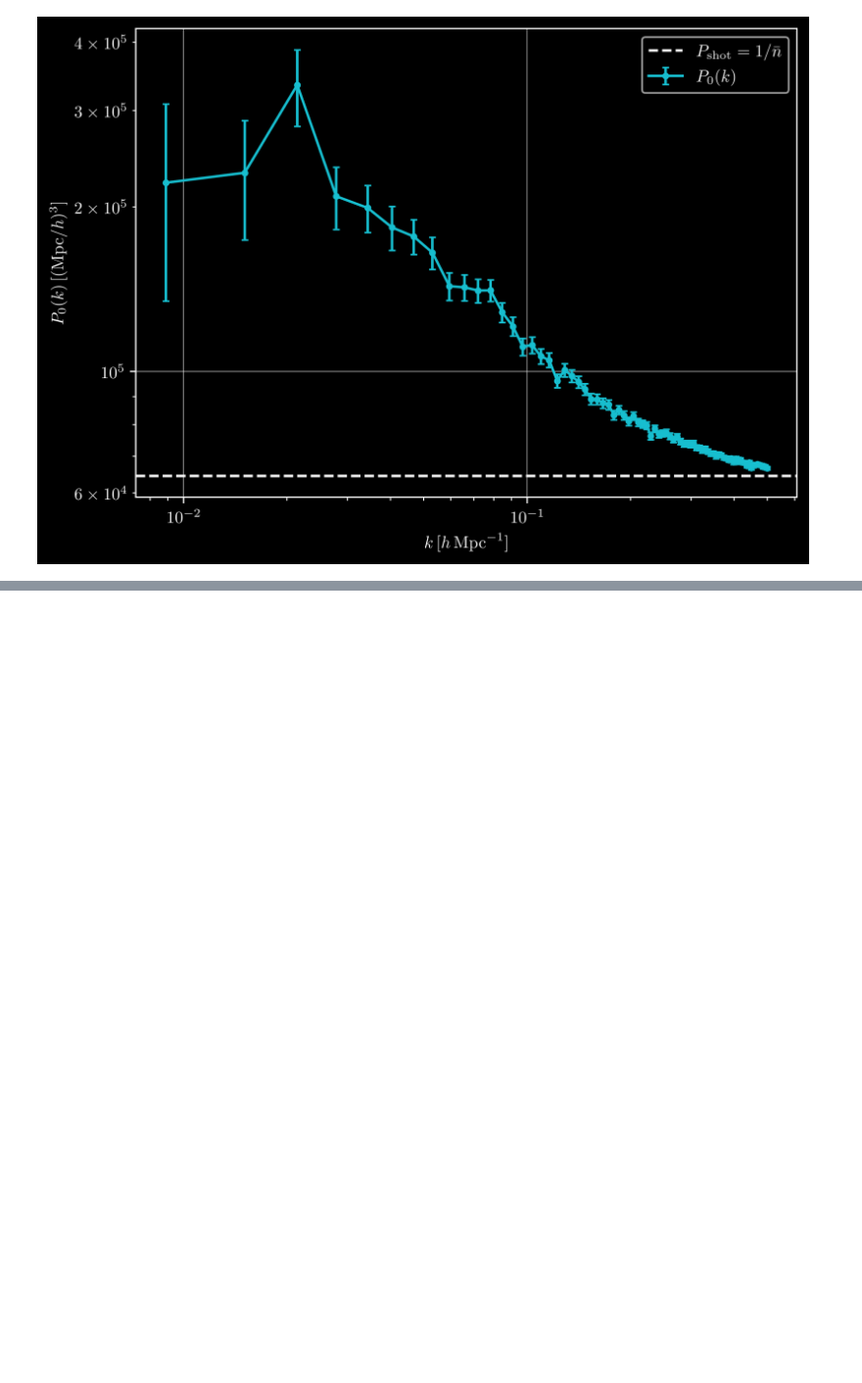
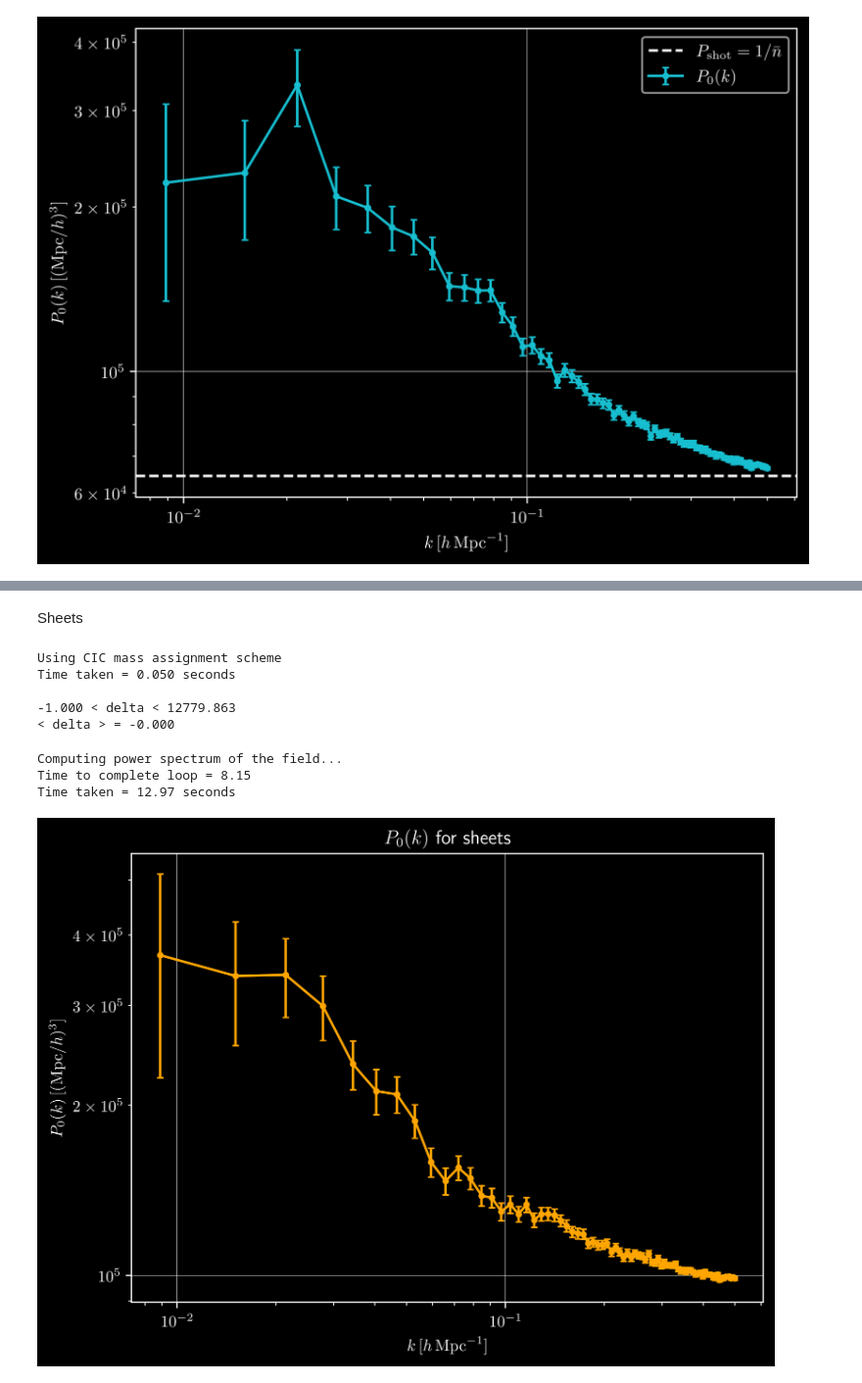
Before and after one commit to ValeriaTorresG/quijotes-astra, a Jupyter notebook: power_spec.ipynb, the cells around one changed output, grey strips where cells are left out. Shown at 98% size. Drawn from its saved outputs; the diff is of its cells as text; code cells hidden in the pictures; blank space fills up the shorter version.

```diff
--- a/power_spec.ipynb
+++ b/power_spec.ipynb
@@ -233,0 +322,2 @@ tab_final['environment_probability'] = prob_matrix[np.arange(len(tab_final)),
+# %% [markdown]
+Sheets
@@ -233,0 +327,54 @@ tab_final['environment_probability'] = prob_matrix[np.arange(len(tab_final)),
+# %%
+grid = 512
+MAS = 'CIC'
+verbose = True
+
+axis = 0
+threads = 1
+BoxSize = 1000.0
+# %%
+delta = np.zeros((grid,grid,grid), dtype=np.float32)
+MASL.MA(pos, delta, BoxSize, MAS, verbose=verbose)
+delta /= np.mean(delta, dtype=np.float64);  delta -= 1.0
+
+print('%.3f < delta < %.3f'%(np.min(delta), np.max(delta)))
+print('< delta > = %.3f'%np.mean(delta))
+# %% [output]
+Using CIC mass assignment scheme
+Time taken = 0.050 seconds
+
+-1.000 < delta < 12779.863
+< delta > = -0.000
+# %%
+Pk = PKL.Pk(delta, BoxSize, axis, MAS, threads, verbose)
+
+k = Pk.k3D
+Pk0 = Pk.Pk[:,0]
+Pkphase = Pk.Pkphase
+Nmodes = Pk.Nmodes3D
+# %% [output]
+Computing power spectrum of the field...
+Time to complete loop = 8.15
+Time taken = 12.97 seconds
+# %%
+sigma_P = Pk0 * np.sqrt(2.0 / Nmodes)
+
+mask = (np.isfinite(k) & np.isfinite(Pk0) & np.isfinite(sigma_P)
+        & (Nmodes > 0) & (k >= 0.008) & (k <= 0.5))
+# %%
+fig, ax = plt.subplots(figsize=(7, 5))
+plt.grid(lw=0.3)
+
+ax.errorbar(k[mask], Pk0[mask], yerr=sigma_P[mask], fmt='.-',
+            capsize=2, c='orange')
+
+ax.set_xscale('log')
+ax.set_yscale('log')
+
+ax.set_xlabel(r'$k\,[h\,\mathrm{Mpc}^{-1}]$')
+ax.set_ylabel(r'$P_0(k)\,[(\mathrm{Mpc}/h)^3]$')
+plt.title('$P_0(k)$ for sheets')
+
+plt.show()
+# %% [output]
+[figure, added]
```
Also changed, not shown: parts of 46 cells of this notebook.
